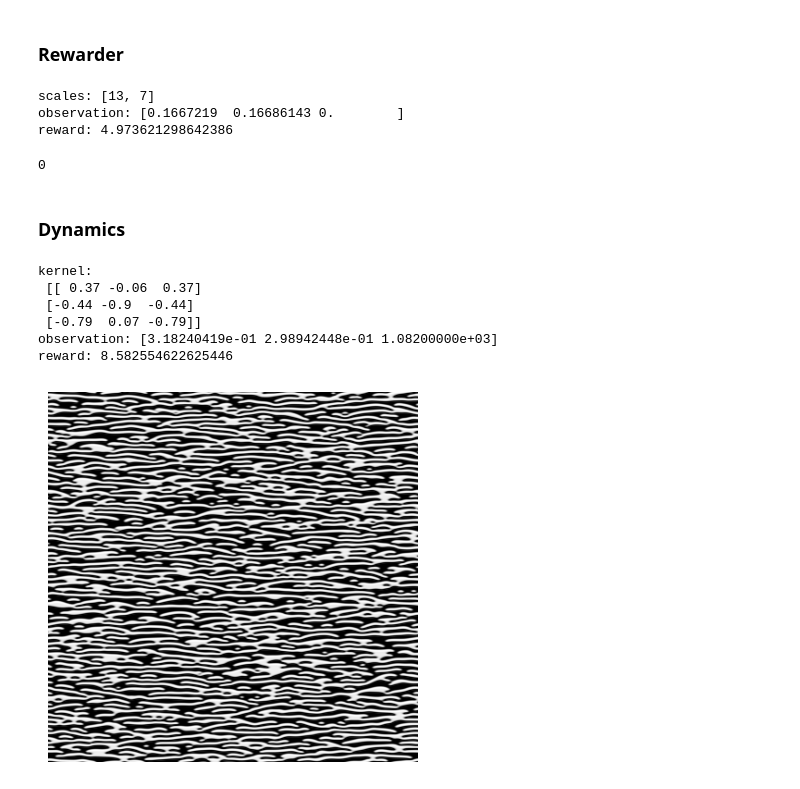
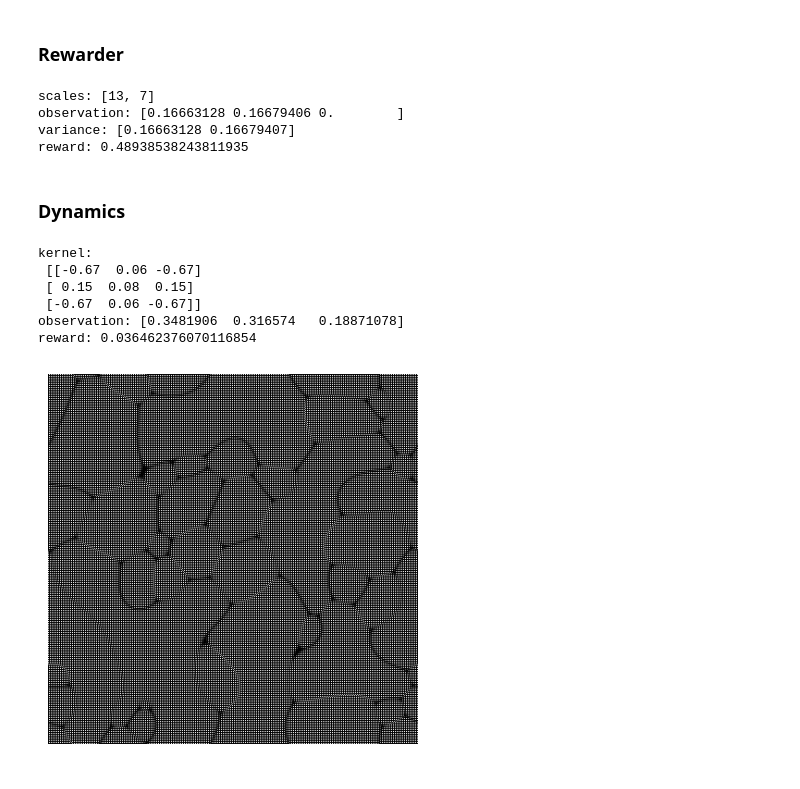
Before and after one commit to RiccardoGM/NeuralCA, a Jupyter notebook: notebooks/experiment.ipynb, the cells around one changed output. Cells and saved outputs as stored; diff of their text form; code cells hidden in the pictures.

Commit message:
Update experiment.ipynb
Now the visualisation uses the environment

```diff
--- a/notebooks/experiment.ipynb
+++ b/notebooks/experiment.ipynb
@@ -75,62 +75,64 @@ rewarder = drl.Rewarder(desiderata=desiderata)
 rewarder.update(image)
 print('scales:', rewarder.scales)
 print('observation:', rewarder.observation)
+print('variance:', rewarder.variance)
 print('reward:', rewarder.reward)
 # %% [output]
 scales: [13, 7]
-observation: [0.1667219  0.16686143 0.        ]
-reward: 4.973621298642386
+observation: [0.16663128 0.16679406 0.        ]
+variance: [0.16663128 0.16679407]
+reward: 0.48938538243811935
-# %%
-rewarder.count_objects(image)
-# %% [output]
-0
 # %% [markdown]
 ### Dynamics
 # %%
-desiderata = [0.3, 0.3, 1000]
+var1 = 0.3
+var2 = 0.3
+n_object = 1000
+n_objects_transformed = np.tanh(n_object/1000.)
 kernel_size = 3
 h_symm = True
-v_symm = False
+v_symm = True
 fixed_center = False
 activation = 'inv_gaussian'
 kernel_prec = 2
 scale_kernel = False
-t_max = 50
+t_max = 1000
 edge_len = 400
 periodic = False
 
 bot = drl.Bot(kernel_size=kernel_size,
-              kernel=kernel_3,
+              #kernel=kernel_worms,
               h_symm=h_symm,
               v_symm=v_symm,
               fixed_center=fixed_center,
               activation=activation,
               kernel_prec=kernel_prec,
               scale_kernel=scale_kernel)
+rewarder = drl.Rewarder(desiderata=desiderata,
+                        scales=(5, 30))
+image = utils.random_image(size=(edge_len,edge_len),
+                           periodic=periodic)
+env = drl.Environment(image=image,
+                      bot=bot,
+                      desiderata=desiderata,
+                      max_timesteps=t_max,
+                      rewarder=rewarder)
 
-rewarder = drl.Rewarder(desiderata=desiderata, scales=(5, 30))
+terminated = False
+while not terminated:
+    observation, reward, terminated, _, info = env.step()
+    utils.display_image(env.image)
+    clear_output(wait=True)
 
-image = utils.random_image(size=(edge_len,edge_len), periodic=periodic)
-
-for _ in range(t_max):
-    image = bot.step(image)
-    rewarder.update(image)
-    utils.display_image(image)
-    clear_output(wait=True)
-    if max(rewarder.observation)<1e-4:
-        print('small var exit')
-        break
-
-rewarder.update(image)
 print('kernel:\n', bot.kernel)
-print('observation:', rewarder.observation)
-print('reward:', rewarder.reward)
-utils.display_image(image)
+print('observation:', observation)
+print('reward:', reward)
+utils.display_image(env.image)
 # %% [output]
 kernel:
- [[ 0.37 -0.06  0.37]
- [-0.44 -0.9  -0.44]
- [-0.79  0.07 -0.79]]
-observation: [3.18240419e-01 2.98942448e-01 1.08200000e+03]
-reward: 8.582554622625446
+ [[-0.67  0.06 -0.67]
+ [ 0.15  0.08  0.15]
+ [-0.67  0.06 -0.67]]
+observation: [0.3481906  0.316574   0.18871078]
+reward: 0.036462376070116854
-[figure, old version]
+[figure, new version]
```
Also changed, not shown: parts of 2 cells of this notebook.
